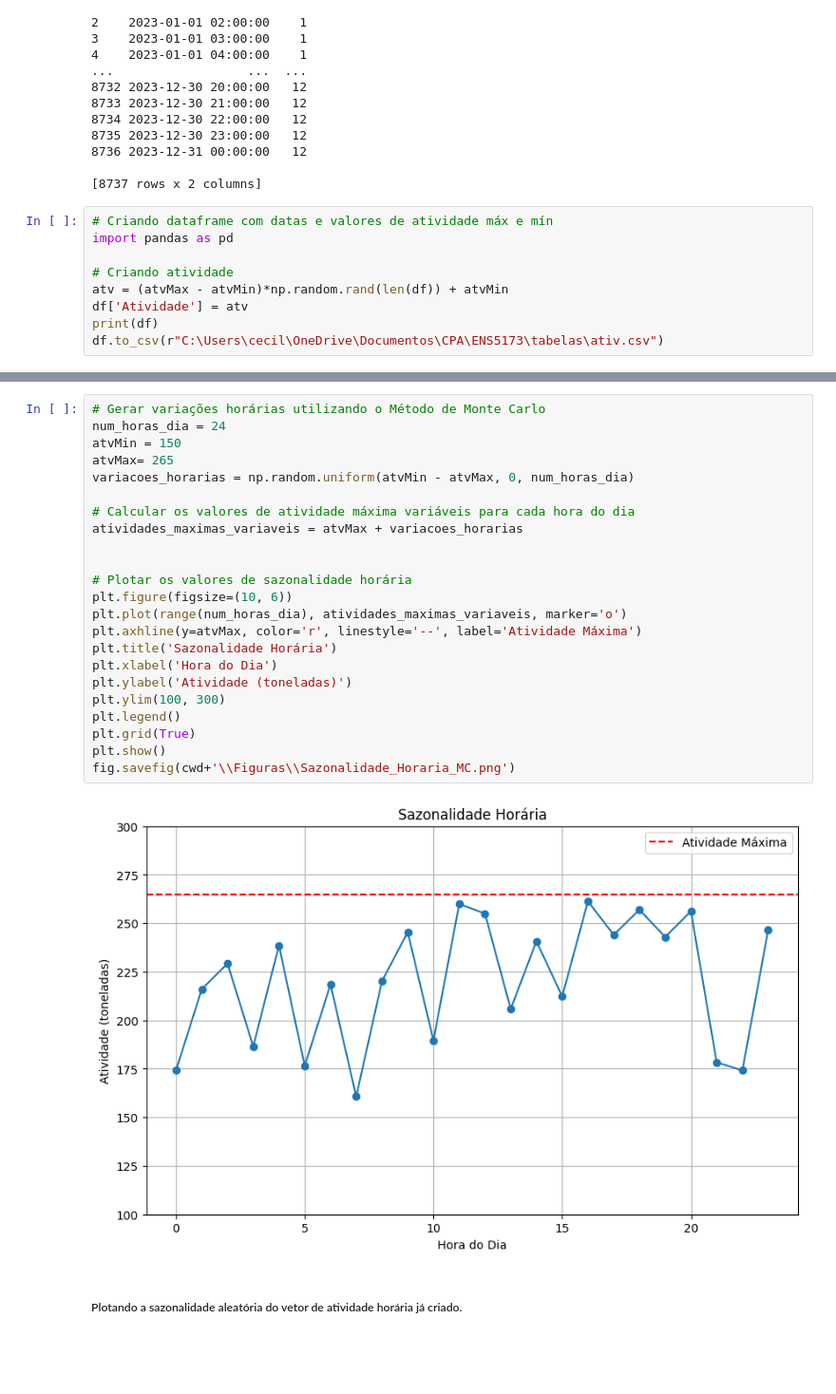
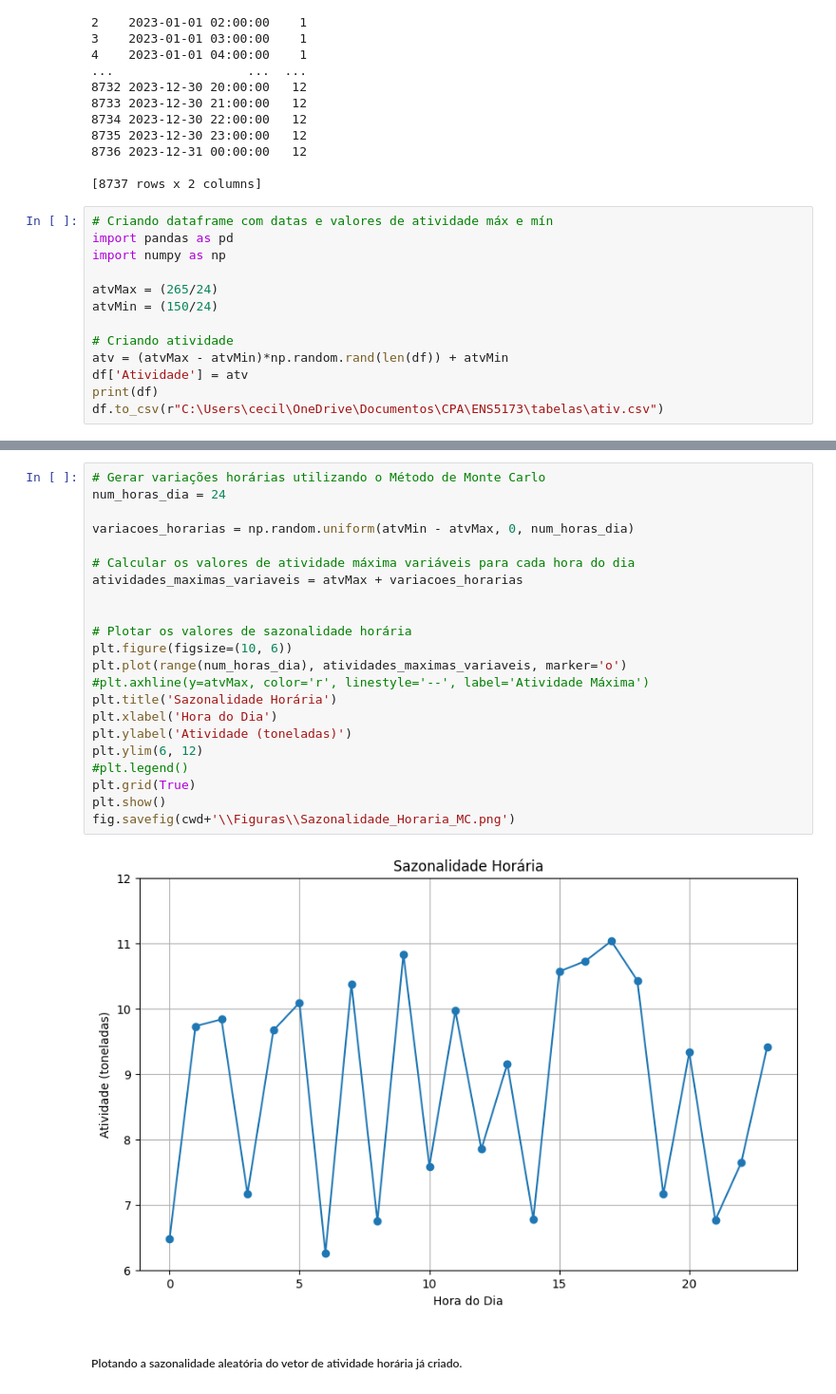
Before and after one commit to martinscica/ENS5173, a Jupyter notebook: Atividade01_Bruno_Cecilia.ipynb, the cells around one changed output, grey strips where cells are left out. Shown: that part at 95% size. Drawn from its saved outputs; the diff is of its cells as text; blank space fills up the shorter version.

```diff
--- a/Atividade01_Bruno_Cecilia.ipynb
+++ b/Atividade01_Bruno_Cecilia.ipynb
@@ -143,6 +143,10 @@ print(df)
 # %%
 # Criando dataframe com datas e valores de atividade máx e mín
 import pandas as pd
+import numpy as np
+
+atvMax = (265/24)
+atvMin = (150/24)
 
 # Criando atividade
 atv = (atvMax - atvMin)*np.random.rand(len(df)) + atvMin
@@ -209,28 +213,27 @@ fig.savefig(cwd+'\\Figuras\\Atividade_Sazonal.png')
 # %%
 # Gerar variações horárias utilizando o Método de Monte Carlo
 num_horas_dia = 24
-atvMin = 150
-atvMax= 265
+
 variacoes_horarias = np.random.uniform(atvMin - atvMax, 0, num_horas_dia)
 
 # Calcular os valores de atividade máxima variáveis para cada hora do dia
 atividades_maximas_variaveis = atvMax + variacoes_horarias
 
 
 # Plotar os valores de sazonalidade horária
 plt.figure(figsize=(10, 6))
 plt.plot(range(num_horas_dia), atividades_maximas_variaveis, marker='o')
-plt.axhline(y=atvMax, color='r', linestyle='--', label='Atividade Máxima')
+#plt.axhline(y=atvMax, color='r', linestyle='--', label='Atividade Máxima')
 plt.title('Sazonalidade Horária')
 plt.xlabel('Hora do Dia')
 plt.ylabel('Atividade (toneladas)')
-plt.ylim(100, 300)
-plt.legend()
+plt.ylim(6, 12)
+#plt.legend()
 plt.grid(True)
 plt.show()
 fig.savefig(cwd+'\\Figuras\\Sazonalidade_Horaria_MC.png')
 # %% [output]
-[figure, old version]
+[figure, new version]
 # %% [markdown]
 ##### Plotando a sazonalidade aleatória do vetor de atividade horária já criado.
 # %%
```
Also changed, not shown: parts of 4 cells of this notebook.
